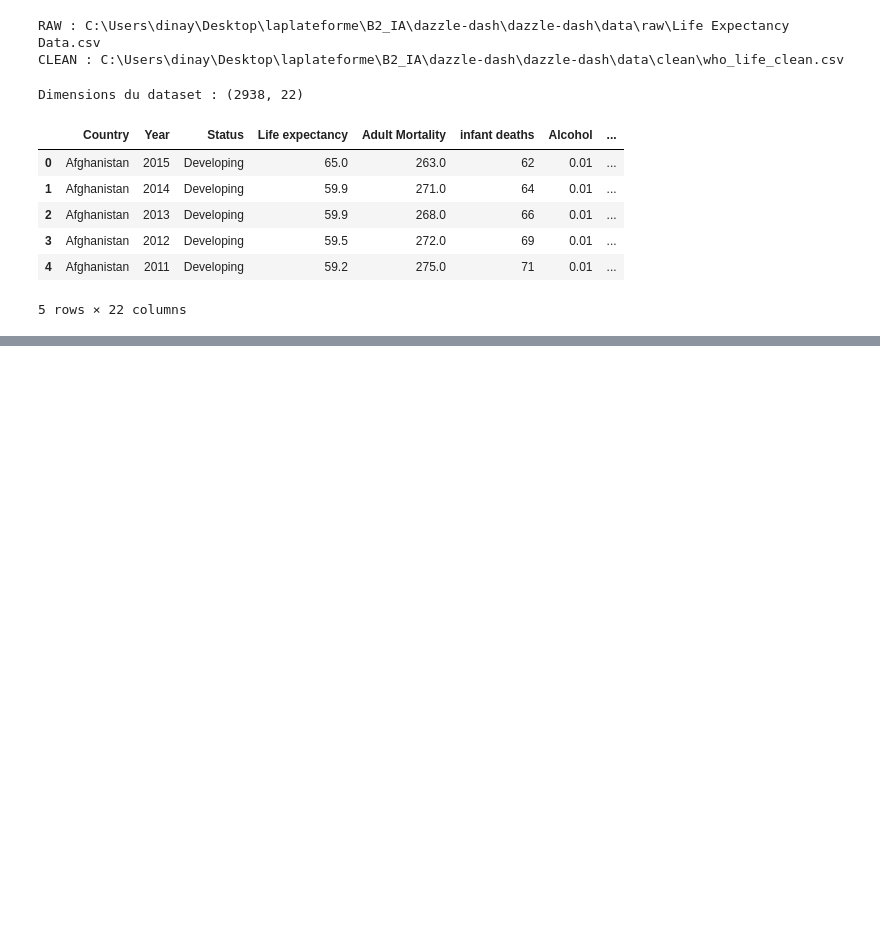
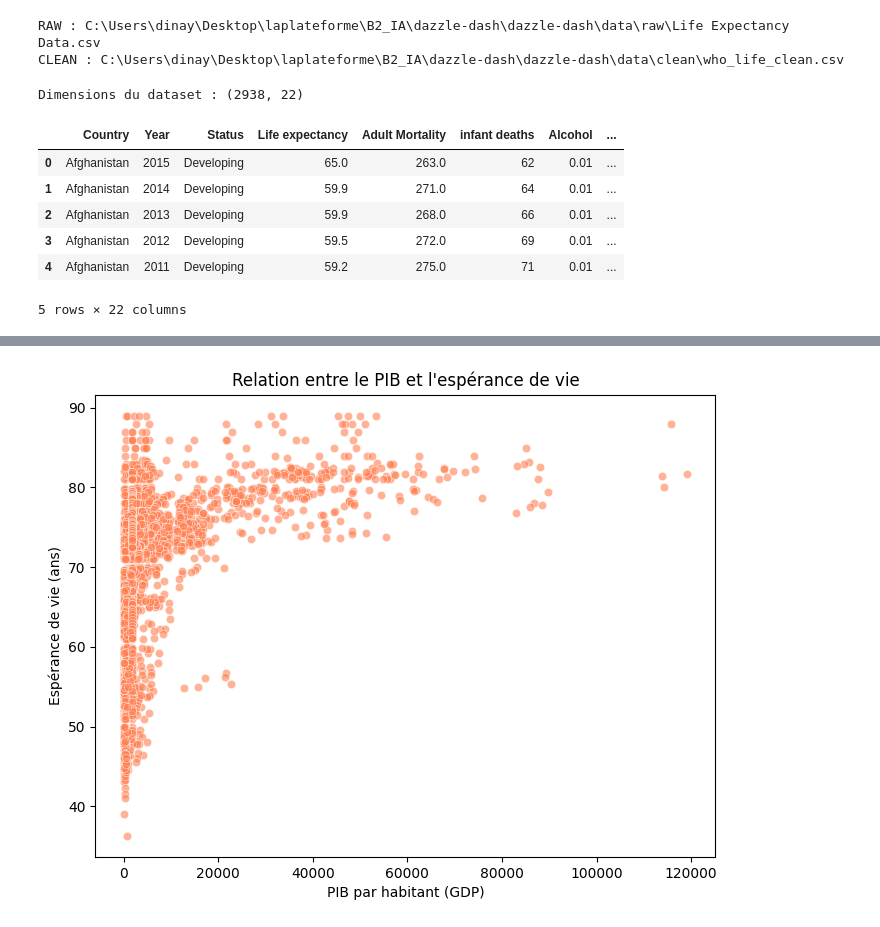
Before and after one commit to dina-yahiaoui/dazzle-dash, a Jupyter notebook: life_expectancy_cleaning.ipynb, the cells around one changed output, grey strips where cells are left out. Saved outputs shown, nothing was run; the diff lists cells and outputs as text; code cells hidden in the pictures; blank space fills up the shorter version.

```diff
--- a/life_expectancy_cleaning.ipynb
+++ b/life_expectancy_cleaning.ipynb
@@ -60,0 +237,9 @@ Dimensions du dataset : (2938, 22)
+# %%
+plt.figure(figsize=(8,6))
+sns.scatterplot(data=df, x="GDP", y="Life expectancy", alpha=0.6, color="coral")
+plt.title("Relation entre le PIB et l'espérance de vie")
+plt.xlabel("PIB par habitant (GDP)")
+plt.ylabel("Espérance de vie (ans)")
+plt.show()
+# %% [output]
+[figure, added]
```
Also changed, not shown: parts of 15 cells of this notebook, 24 other files.
